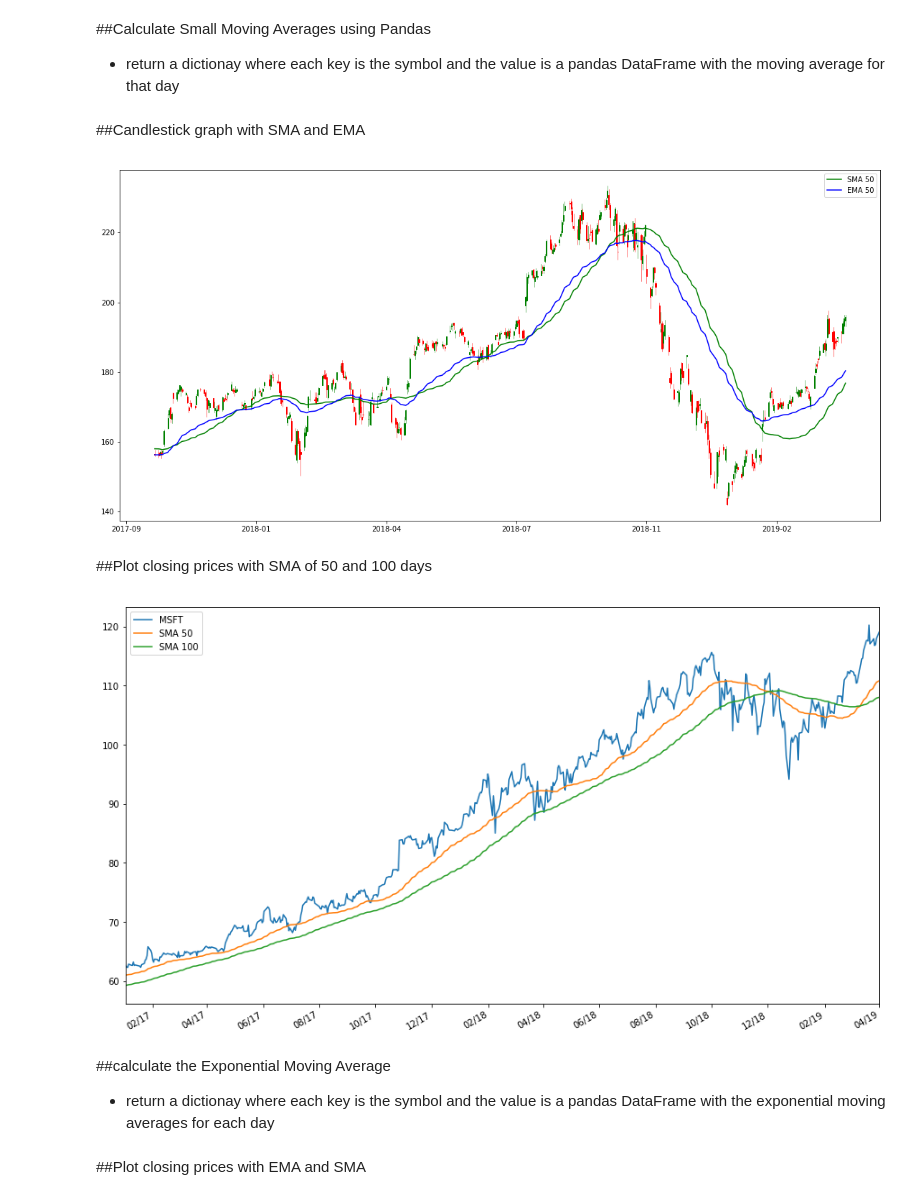
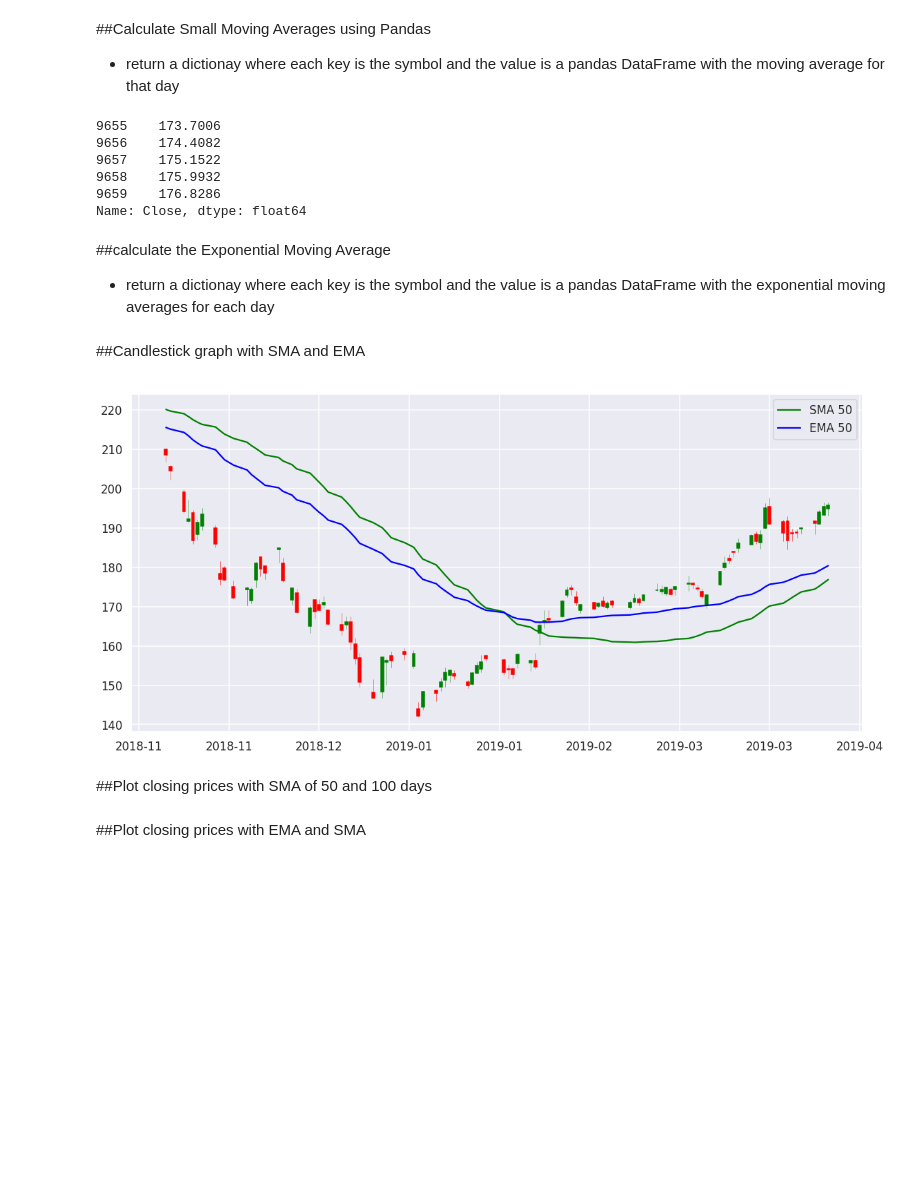
Before and after one commit to nicknovoa03/Stock-trader, a Jupyter notebook: analysis.ipynb, the cells around one changed output. Drawn from its saved outputs; the diff is of its cells as text; code cells hidden in the pictures; blank space fills up the shorter version.

Commit message:
Fixed the candlestick graph and reordered the notebook

```diff
--- a/analysis.ipynb
+++ b/analysis.ipynb
@@ -39,5 +39,3 @@ for file in os.listdir(dirpath):
     path = dirpath + '/' + file
 
     dfdic[symbol] = pd.read_csv(path)
-
-    closeDF[symbol] = pd.DataFrame({symbol : dfdic[symbol]['Close']},index=npdata['date'])
@@ -49,8 +52,9 @@ def calcSMA(period):
   temp = {}
   start = 0
   sma = 0
-  for sym,val in closeDF.items():
+  for sym,val in dfdic.items():
     #check if length of all closing values is bigger than the period
+    val = val.loc[:,'Close']
     if val.size-period < 0:
       print(val,"closing array length of:",val.size,"...expected ~",start+period-1)
       continue
@@ -69,6 +73,42 @@ sma10 = calcSMA(10)
 #print("Sma10 Length = %d" %len(sma10))
 
 sma100 = calcSMA(100)
+# %% [output]
+9655    173.7006
+9656    174.4082
+9657    175.1522
+9658    175.9932
+9659    176.8286
+Name: Close, dtype: float64
+# %% [markdown]
+##calculate the Exponential Moving Average
+* return a dictionay where each key is the symbol and the value is a pandas DataFrame with the exponential moving averages for each day
+# %%
+def calcEMA(period):
+  temp = {}
+  start = 0
+  ema = 0
+  for sym,val in dfdic.items():
+    #check if length of all closing values is bigger than the period
+    val = val.loc[:,'Close']
+    if val.size-period < 0:
+      print(val,"closing array length of:",val.size,"...expected ~",start+period-1)
+      continue
+    #get the EMA using pandas
+    ema = val.ewm(span = period, adjust = False).mean()
+    #add to dictionary with key being the symbol and value is a pandas DataFrame
+    temp[sym] = ema
+  return temp
+
+ema50 = calcEMA(50)
+#print("sma50 = %s" %sma50)
+#print("Sma50 Length = %d" %len(sma50))
+
+ema100 = calcEMA(100)
+#print("ema10 = %s" %ema10)
+#print("ema10 Length = %d" %len(ema10))
+
+ema20 = calcEMA(20)
 # %% [markdown]
 ##Candlestick graph with SMA and EMA
 # %%
@@ -76,35 +116,40 @@ pip install https://github.com/matplotlib/mpl_finance/archive/master.zip
 # %%
 from mpl_finance import candlestick_ohlc
+import seaborn as sns
+
+sns.set(style='darkgrid', context='talk', palette='Dark2')
 symbol = 'AAPL'
-period = 365
-span = 30
+period = 100
+span = 20
 df = dfdic['AAPL'].tail(period).copy()
 
 df['Date'] = pd.to_datetime(df['Date'])
 df["Date"] = df["Date"].apply(mdates.date2num)
 
 ohlc= df[['Date', 'Open', 'High', 'Low','Close']].copy()
 
 ohlc.tail(period)
 
 f1, ax = plt.subplots(figsize = (19,9))
 
 #plot
 candlestick_ohlc(ax, ohlc.values, width=0.6, colorup='g',colordown='r')
 ax.xaxis.set_major_formatter(mdates.DateFormatter('%Y-%m'))
 
 #get SMA
-ohlc['SMA 50'] = sma50[symbol].tail(period).values
-ohlc['EMA 50'] = ema50[symbol].tail(period).values
+ohlc['SMA'] = sma50[symbol].tail(period).values
+ohlc['EMA'] = ema50[symbol].tail(period).values
 
 ax.plot(ohlc['Date'], ohlc['SMA 50'], color='g', label='SMA 50')
 ax.plot(ohlc['Date'], ohlc['EMA 50'], color='b', label='EMA 50')
 
 plt.legend(loc=1)
 plt.show()
 #type(df.tail()['Date'].values[0])
+#ohlc.tail()
+#sma50[symbol].tail(period).values
 # %% [output]
-[figure, old version]
+[figure, new version]
 # %% [markdown]
 ##Plot closing prices with SMA of 50 and 100 days
 # %%
@@ -131,8 +176,3 @@ df.loc[sd:ed,:].plot(ax=ax)
 #set ticks every day
 ax.xaxis.set_major_locator(mdates.MonthLocator(interval=2))
 ax.xaxis.set_major_formatter(my_year_month_fmt)
-# %% [output]
-[figure, removed]
-# %% [markdown]
-##calculate the Exponential Moving Average
-* return a dictionay where each key is the symbol and the value is a pandas DataFrame with the exponential moving averages for each day
```
Also changed, not shown: parts of 5 cells of this notebook.
